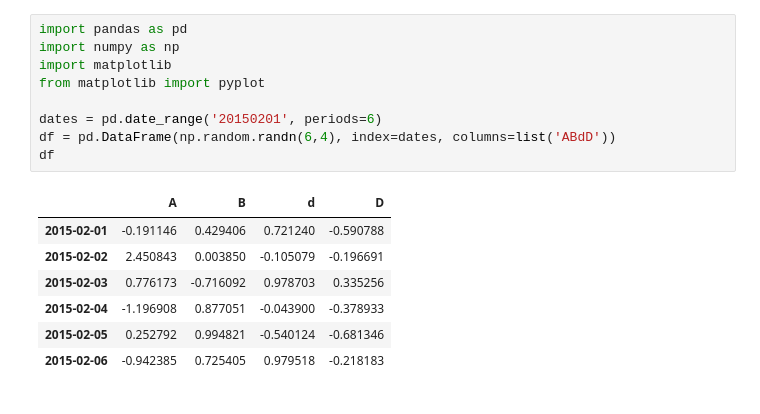
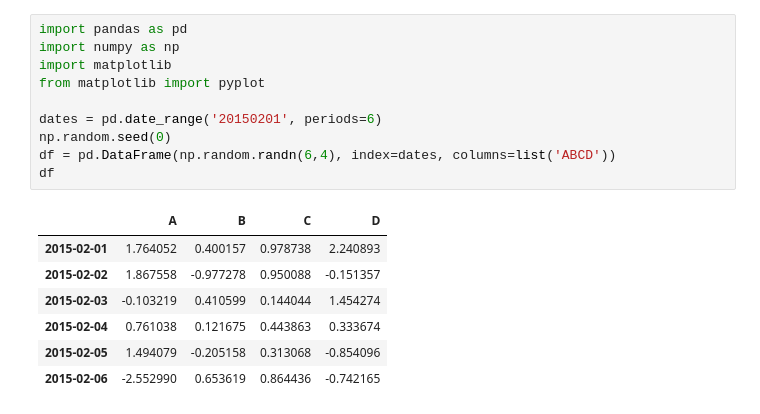
Before and after one commit to stubird/micStudy, a Jupyter notebook: matplotlib/pandastu2.ipynb, the cells around one changed output. Saved outputs shown, nothing was run; the diff lists cells and outputs as text.

```diff
--- a/matplotlib/pandastu2.ipynb
+++ b/matplotlib/pandastu2.ipynb
@@ -1,17 +1,18 @@
 # %%
 import pandas as pd
 import numpy as np
 import matplotlib
 from matplotlib import pyplot
 
 dates = pd.date_range('20150201', periods=6)
-df = pd.DataFrame(np.random.randn(6,4), index=dates, columns=list('ABdD'))
+np.random.seed(0)
+df = pd.DataFrame(np.random.randn(6,4), index=dates, columns=list('ABCD'))
 df
 # %% [output]
-|  | A | B | d | D |
-| 2015-02-01 | -0.191146 | 0.429406 | 0.721240 | -0.590788 |
-| 2015-02-02 | 2.450843 | 0.003850 | -0.105079 | -0.196691 |
-| 2015-02-03 | 0.776173 | -0.716092 | 0.978703 | 0.335256 |
-| 2015-02-04 | -1.196908 | 0.877051 | -0.043900 | -0.378933 |
-| 2015-02-05 | 0.252792 | 0.994821 | -0.540124 | -0.681346 |
-| 2015-02-06 | -0.942385 | 0.725405 | 0.979518 | -0.218183 |
+|  | A | B | C | D |
+| 2015-02-01 | 1.764052 | 0.400157 | 0.978738 | 2.240893 |
+| 2015-02-02 | 1.867558 | -0.977278 | 0.950088 | -0.151357 |
+| 2015-02-03 | -0.103219 | 0.410599 | 0.144044 | 1.454274 |
+| 2015-02-04 | 0.761038 | 0.121675 | 0.443863 | 0.333674 |
+| 2015-02-05 | 1.494079 | -0.205158 | 0.313068 | -0.854096 |
+| 2015-02-06 | -2.552990 | 0.653619 | 0.864436 | -0.742165 |
```
Also changed, not shown: parts of 16 cells of this notebook, 1 other file.
